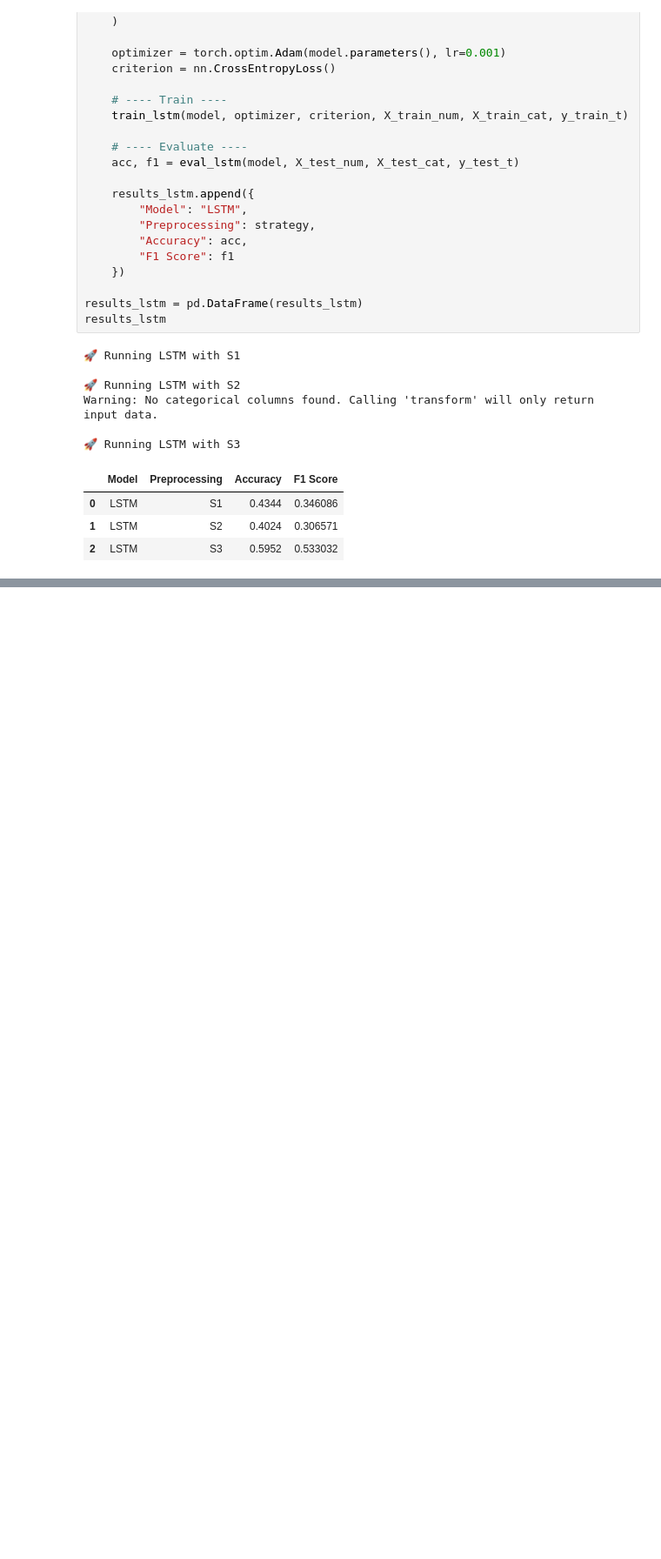
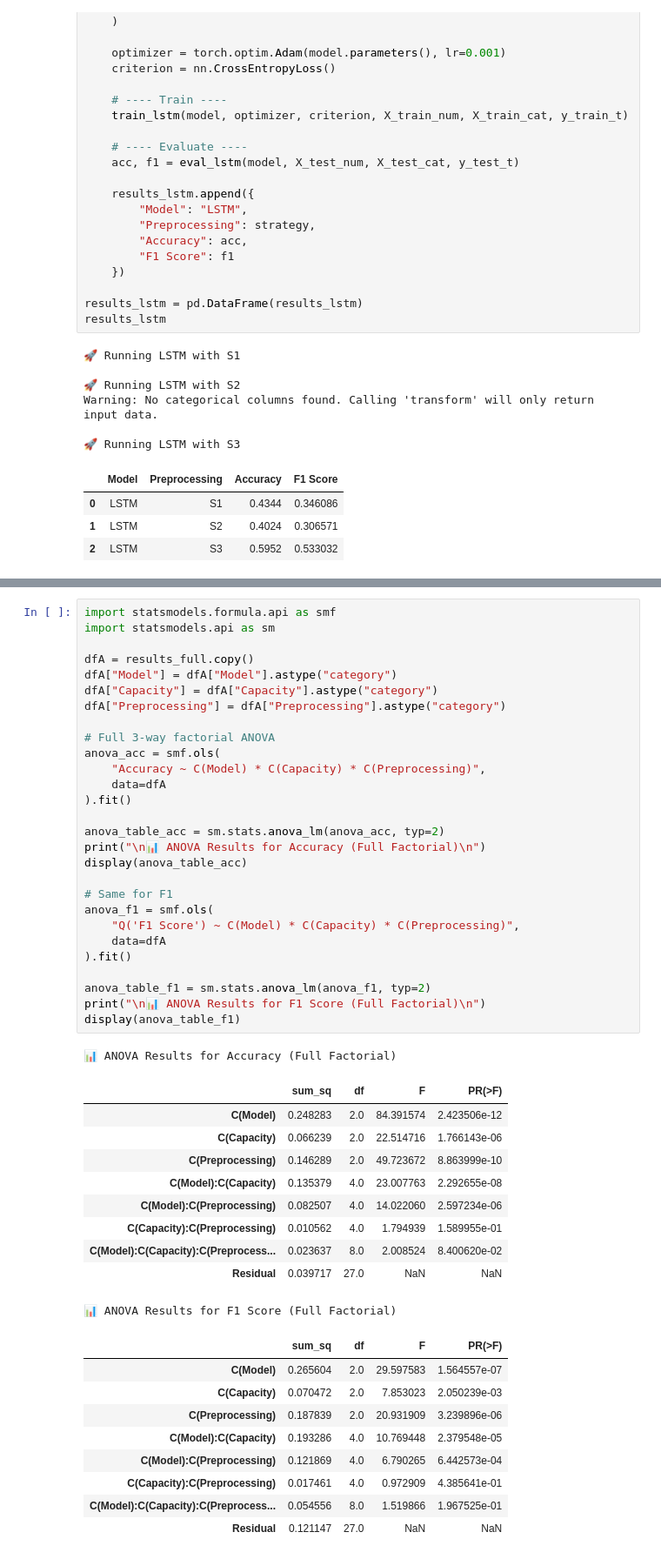
Before and after one commit to tarvinarora/Neural-Networks-Vs.-Preprocessing-Strats, a Jupyter notebook: Simulated_Data.ipynb, the cells around one changed output, grey strips where cells are left out. Shown at 87% size. Saved outputs shown, nothing was run; the diff lists cells and outputs as text; blank space fills up the shorter version.

Commit message:
final anova+full factorial structure

```diff
--- a/Simulated_Data.ipynb
+++ b/Simulated_Data.ipynb
@@ -824,0 +910,49 @@ Warning: No categorical columns found. Calling 'transform' will only return inpu
+# %%
+import statsmodels.formula.api as smf
+import statsmodels.api as sm
+
+dfA = results_full.copy()
+dfA["Model"] = dfA["Model"].astype("category")
+dfA["Capacity"] = dfA["Capacity"].astype("category")
+dfA["Preprocessing"] = dfA["Preprocessing"].astype("category")
+
+# Full 3-way factorial ANOVA
+anova_acc = smf.ols(
+    "Accuracy ~ C(Model) * C(Capacity) * C(Preprocessing)",
+    data=dfA
+).fit()
+
+anova_table_acc = sm.stats.anova_lm(anova_acc, typ=2)
+print("\n📊 ANOVA Results for Accuracy (Full Factorial)\n")
+display(anova_table_acc)
+
+# Same for F1
+anova_f1 = smf.ols(
+    "Q('F1 Score') ~ C(Model) * C(Capacity) * C(Preprocessing)",
+    data=dfA
+).fit()
+
+anova_table_f1 = sm.stats.anova_lm(anova_f1, typ=2)
+print("\n📊 ANOVA Results for F1 Score (Full Factorial)\n")
+display(anova_table_f1)
+# %% [output]
+📊 ANOVA Results for Accuracy (Full Factorial)
+|  | sum_sq | df | F | PR(>F) |
+| C(Model) | 0.248283 | 2.0 | 84.391574 | 2.423506e-12 |
+| C(Capacity) | 0.066239 | 2.0 | 22.514716 | 1.766143e-06 |
+| C(Preprocessing) | 0.146289 | 2.0 | 49.723672 | 8.863999e-10 |
+| C(Model):C(Capacity) | 0.135379 | 4.0 | 23.007763 | 2.292655e-08 |
+| C(Model):C(Preprocessing) | 0.082507 | 4.0 | 14.022060 | 2.597234e-06 |
+| C(Capacity):C(Preprocessing) | 0.010562 | 4.0 | 1.794939 | 1.589955e-01 |
+| C(Model):C(Capacity):C(Preprocess... | 0.023637 | 8.0 | 2.008524 | 8.400620e-02 |
+| Residual | 0.039717 | 27.0 | NaN | NaN |
+📊 ANOVA Results for F1 Score (Full Factorial)
+|  | sum_sq | df | F | PR(>F) |
+| C(Model) | 0.265604 | 2.0 | 29.597583 | 1.564557e-07 |
+| C(Capacity) | 0.070472 | 2.0 | 7.853023 | 2.050239e-03 |
+| C(Preprocessing) | 0.187839 | 2.0 | 20.931909 | 3.239896e-06 |
+| C(Model):C(Capacity) | 0.193286 | 4.0 | 10.769448 | 2.379548e-05 |
+| C(Model):C(Preprocessing) | 0.121869 | 4.0 | 6.790265 | 6.442573e-04 |
+| C(Capacity):C(Preprocessing) | 0.017461 | 4.0 | 0.972909 | 4.385641e-01 |
+| C(Model):C(Capacity):C(Preprocess... | 0.054556 | 8.0 | 1.519866 | 1.967525e-01 |
+| Residual | 0.121147 | 27.0 | NaN | NaN |
```
Also changed, not shown: parts of 5 cells of this notebook.
